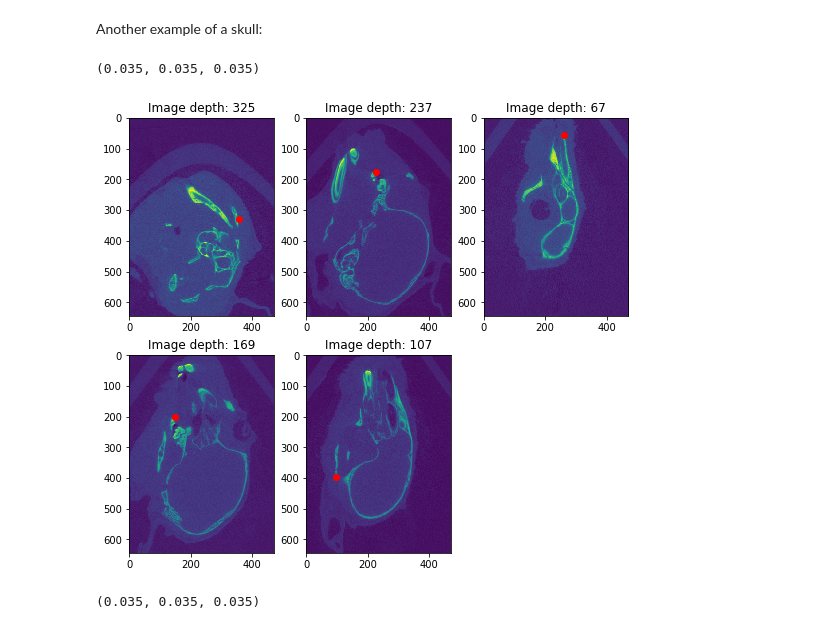
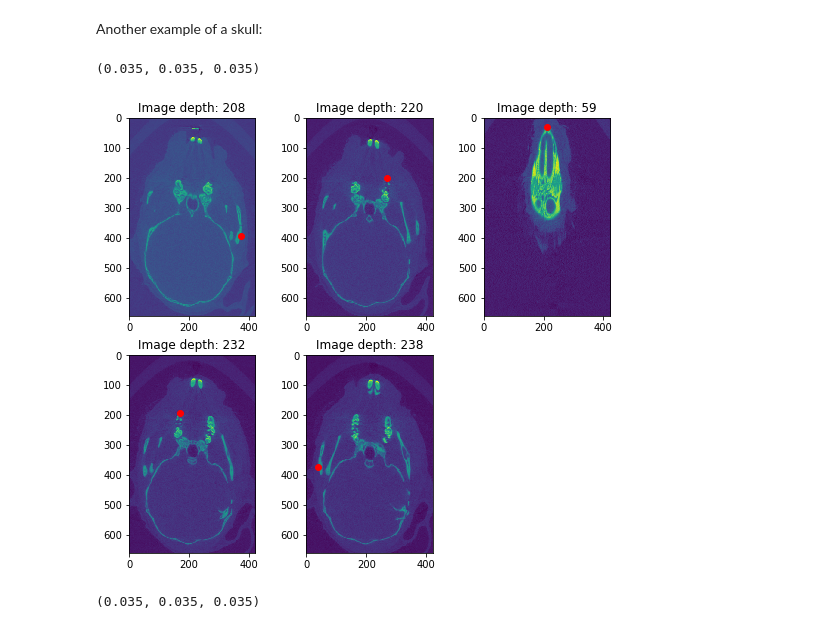
Before and after one commit to 3DLables/3DLabeler, a Jupyter notebook: EDA.ipynb, the cells around one changed output. Drawn from its saved outputs; the diff is of its cells as text; code cells hidden in the pictures.

```diff
--- a/EDA.ipynb
+++ b/EDA.ipynb
@@ -146,22 +146,22 @@ mri_point_plot(img_data, pixel_loc, dim_cols=['x', 'z'])
 # %% [markdown]
 Another example of a skull:
 # %%
-img2 = nib.load("MouseSkullData/4151.mnc")
-tags2 = tag_parser("MouseSkullData/4151_landmarks.tag")
+img2 = nib.load("/Users/michaeldac/Code/CUNY/698/Skulls/930.mnc")
+tags2 = tag_parser("/Users/michaeldac/Code/CUNY/698/Skulls/930_landmarks.tag")
 
 
 
 pix_size = img2.header.get_zooms()
 print(pix_size)
 img2 = img2.get_data()
 
 
 tags2 = tags2 / pix_size[0]
 
 mri_point_plot(img2, tags2)
 # %% [output]
 (0.035, 0.035, 0.035)
-[figure, old version]
+[figure, new version]
 # %%
 img2 = nib.load("MouseSkullData/943.mnc")
 tags2 = tag_parser("MouseSkullData/943_landmarks.tag")
```
Also changed, not shown: parts of 1 cell of this notebook.
